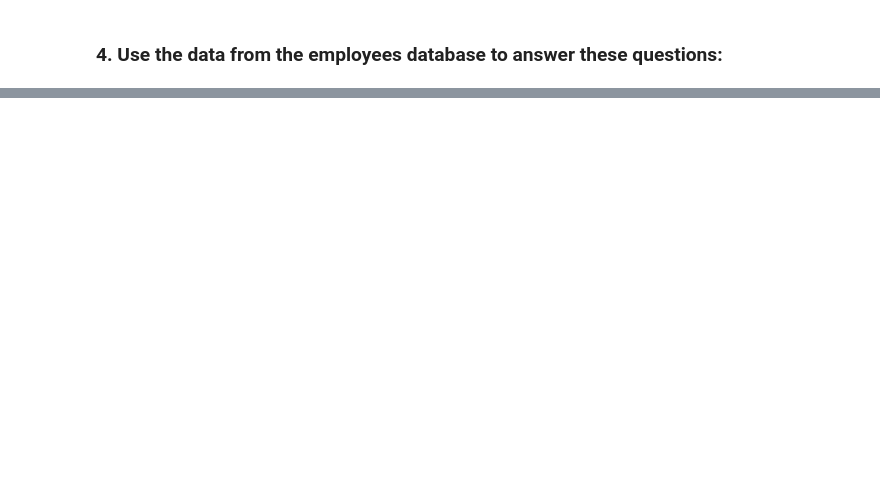
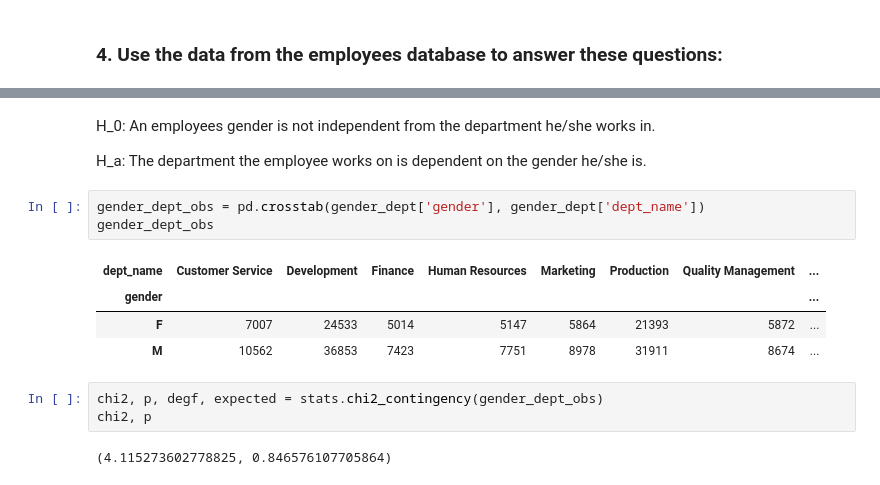
Before and after one commit to carlopdeleon/statistics-exercises, a Jupyter notebook: hypothesis_testing.ipynb, the cells around one changed output, grey strips where cells are left out. Drawn from its saved outputs; the diff is of its cells as text; blank space fills up the shorter version.

```diff
--- a/hypothesis_testing.ipynb
+++ b/hypothesis_testing.ipynb
@@ -1201,0 +1356,17 @@ Is an employee's gender independent of whether an employee works in sales or mar
+# %% [markdown]
+H_0: An employees gender is not independent from the department he/she works in.
+
+H_a: The department the employee works on is dependent on the gender he/she is.
+# %%
+gender_dept_obs = pd.crosstab(gender_dept['gender'], gender_dept['dept_name'])
+gender_dept_obs
+# %% [output]
+| dept_name | Customer Service | Development | Finance | Human Resources | Marketing | Production | Quality Management | ... |
+| gender |  |  |  |  |  |  |  | ... |
+| F | 7007 | 24533 | 5014 | 5147 | 5864 | 21393 | 5872 | ... |
+| M | 10562 | 36853 | 7423 | 7751 | 8978 | 31911 | 8674 | ... |
+# %%
+chi2, p, degf, expected = stats.chi2_contingency(gender_dept_obs)
+chi2, p
+# %% [output]
+(4.115273602778825, 0.846576107705864)
```
Also changed, not shown: parts of 30 cells of this notebook.
